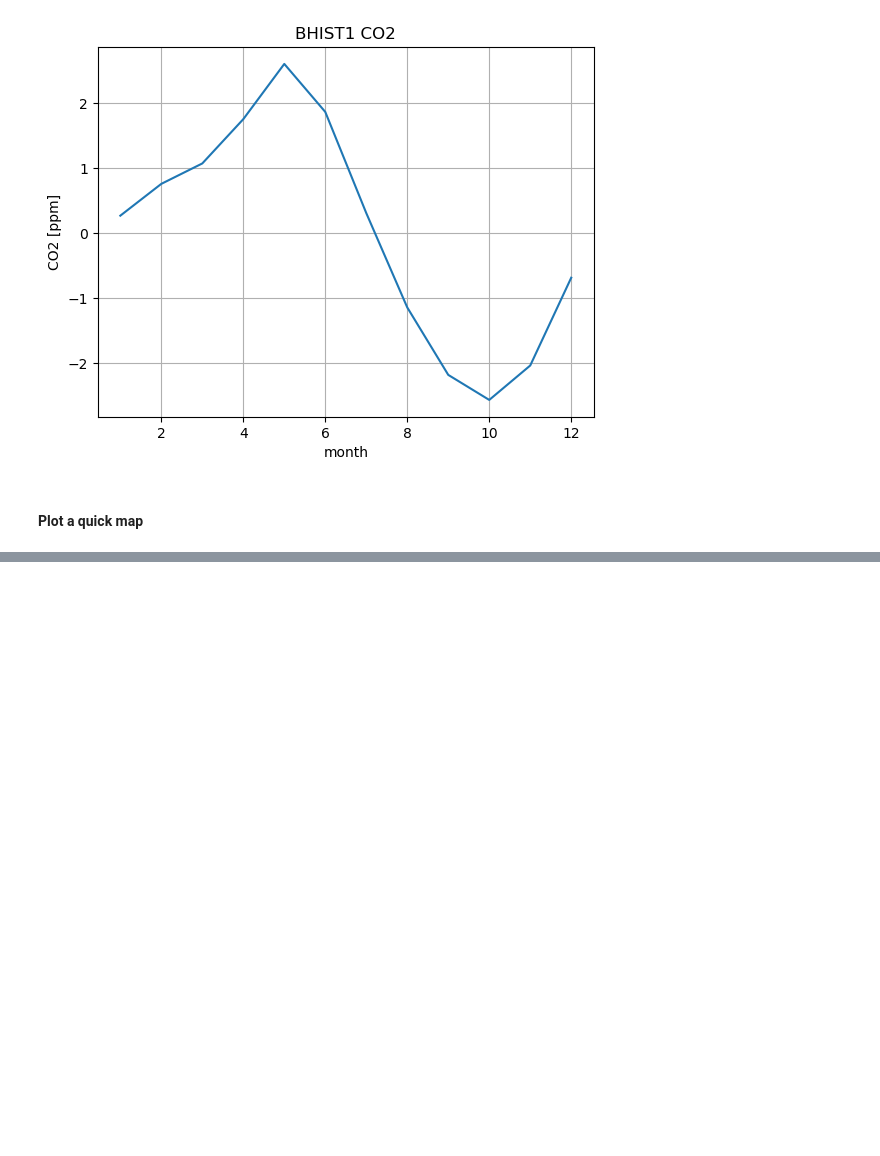
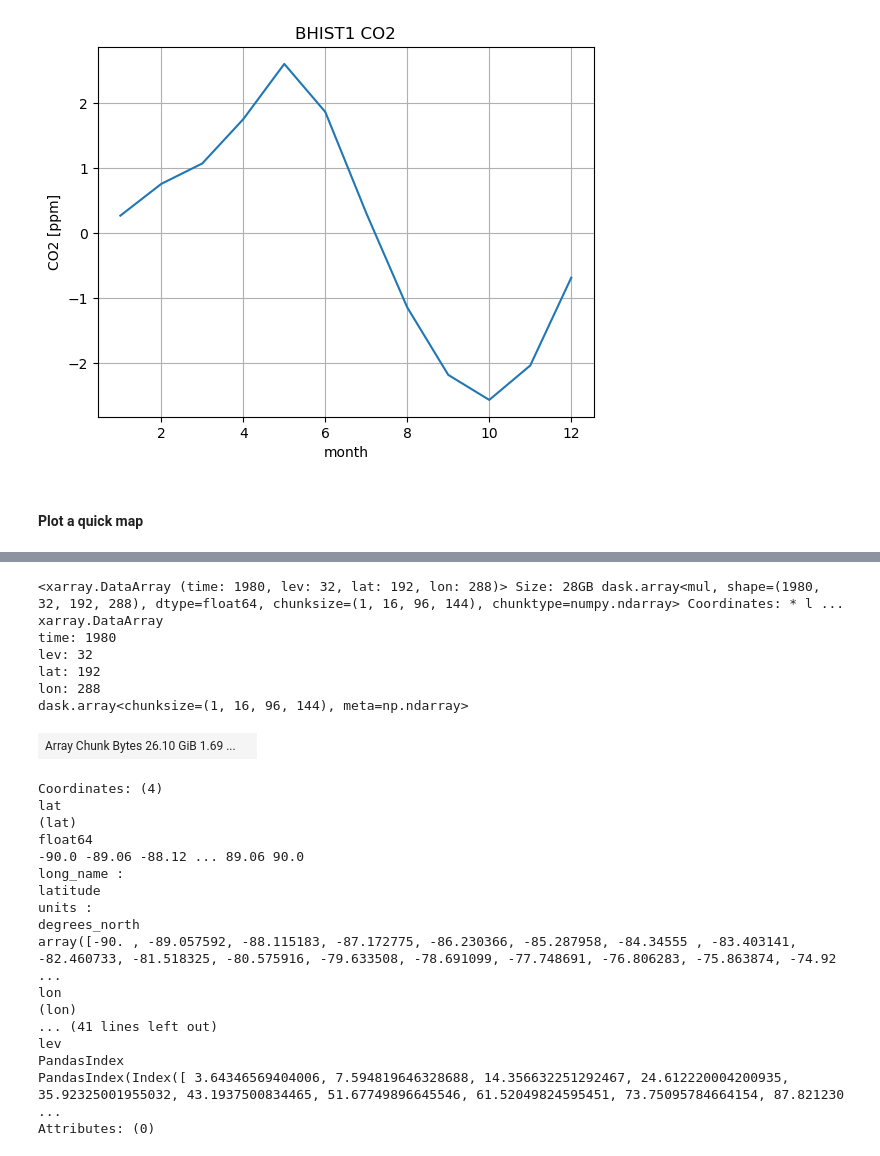
Before and after one commit to NCAR/CESM-emission-driven-run-tutorial, a Jupyter notebook: analysis_notebooks/atmosphericCO2.ipynb, the cells around one changed output, grey strips where cells are left out. Drawn from its saved outputs; the diff is of its cells as text; code cells hidden in the pictures; blank space fills up the shorter version.

```diff
--- a/analysis_notebooks/atmosphericCO2.ipynb
+++ b/analysis_notebooks/atmosphericCO2.ipynb
@@ -283,0 +359,4 @@ axis.coastlines()  # cartopy function
+# %%
+deltaP=Pbnds.diff(dim='ilev')
+deltaP
+#CxP=ds_r['CO2']*deltaP
@@ -283,0 +389,32 @@ axis.coastlines()  # cartopy function
+# %%
+dP = deltaP.rename({'ilev':'lev'}).assign_coords({'lev':ds_r['CO2'].lev})
+# %%
+PxC=dP*ds_r['CO2']
+# %%
+PxC
+# %% [output]
+<xarray.DataArray (time: 1980, lev: 32, lat: 192, lon: 288)> Size: 28GB dask.array<mul, shape=(1980, 32, 192, 288), dtype=float64, chunksize=(1, 16, 96, 144), chunktype=numpy.ndarray> Coordinates: * l ...
+xarray.DataArray
+time: 1980
+lev: 32
+lat: 192
+lon: 288
+dask.array<chunksize=(1, 16, 96, 144), meta=np.ndarray>
+| Array Chunk Bytes 26.10 GiB 1.69 ... |  |
+Coordinates: (4)
+lat
+(lat)
+float64
+-90.0 -89.06 -88.12 ... 89.06 90.0
+long_name :
+latitude
+units :
+degrees_north
+array([-90. , -89.057592, -88.115183, -87.172775, -86.230366, -85.287958, -84.34555 , -83.403141, -82.460733, -81.518325, -80.575916, -79.633508, -78.691099, -77.748691, -76.806283, -75.863874, -74.92 ...
+lon
+(lon)
+... (41 lines left out)
+lev
+PandasIndex
+PandasIndex(Index([ 3.64346569404006, 7.594819646328688, 14.356632251292467, 24.612220004200935, 35.92325001955032, 43.1937500834465, 51.67749896645546, 61.52049824595451, 73.75095784664154, 87.821230 ...
+Attributes: (0)
```
Also changed, not shown: parts of 6 cells of this notebook.
